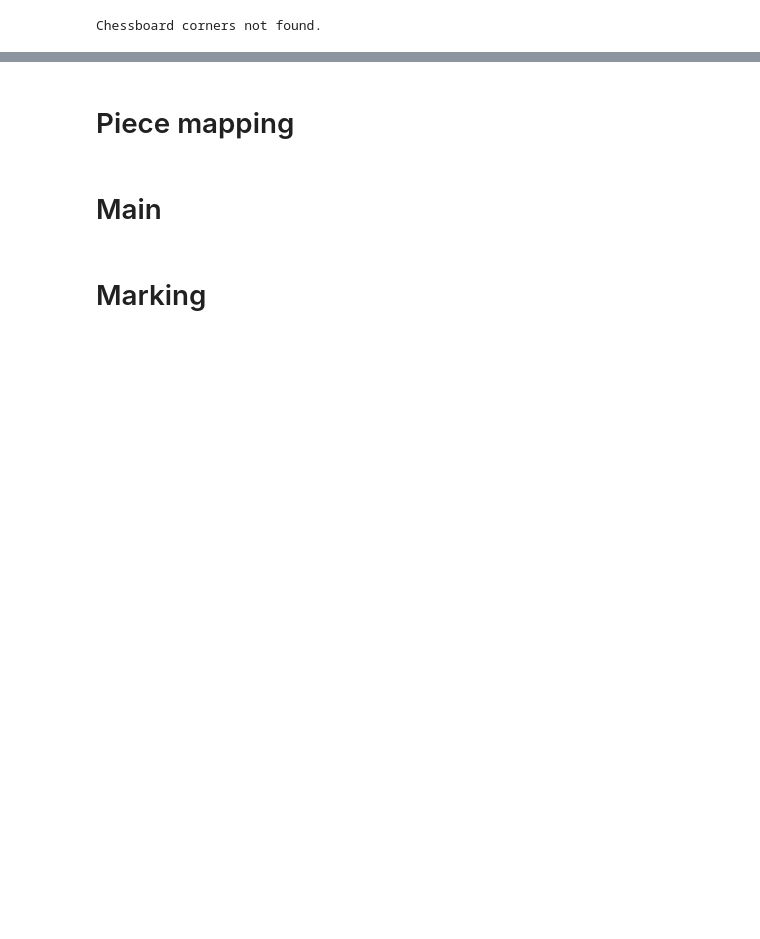
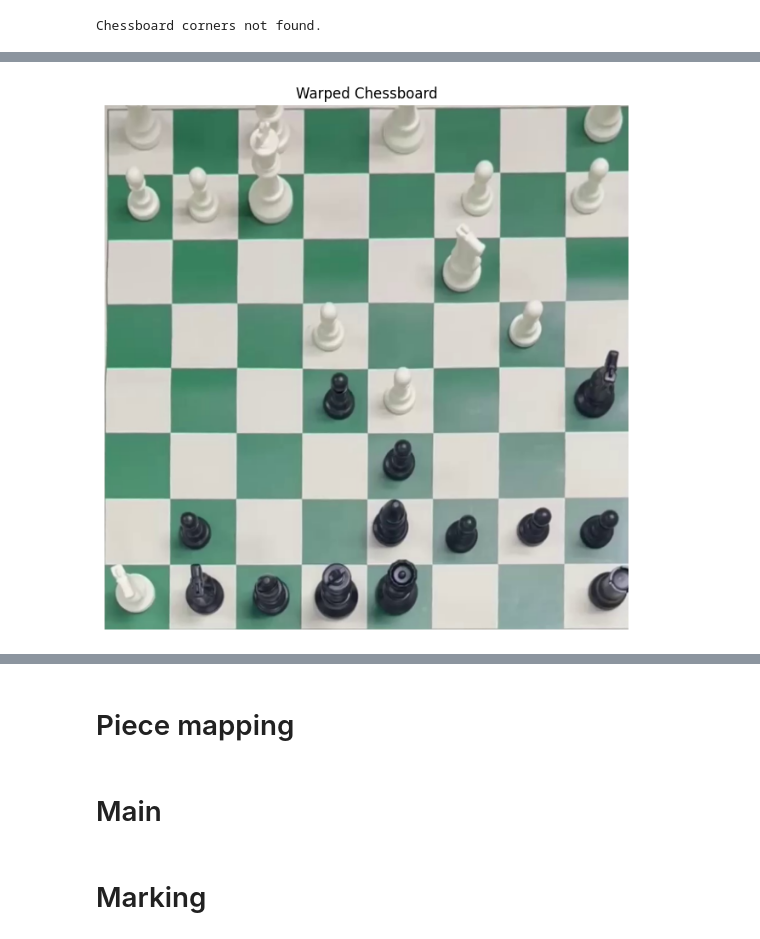
Before and after one commit to FadeZx/DT-467_ChessMoveTracking, a Jupyter notebook: 2_2024_DT_467_ChessMove.ipynb, the cells around one changed output, grey strips where cells are left out. Saved outputs shown, nothing was run; the diff lists cells and outputs as text; code cells hidden in the pictures; blank space fills up the shorter version.

```diff
--- a/2_2024_DT_467_ChessMove.ipynb
+++ b/2_2024_DT_467_ChessMove.ipynb
@@ -79,0 +320,14 @@ Chessboard corners not found.
+# %%
+# Warp the chessboard
+def warp_chessboard(img, corners, output_size=640):
+    src_pts = corners
+    dst_pts = np.array([
+        [0, 0],
+        [output_size, 0],
+        [output_size, output_size],
+        [0, output_size]
+    ], dtype=np.float32)
+
+    M = cv2.getPerspectiveTransform(src_pts, dst_pts)
+    warped = cv2.warpPerspective(img, M, (output_size, output_size))
+    return warped
@@ -79,0 +419,11 @@ Chessboard corners not found.
+# %%
+warped_board = warp_chessboard(img_corrected, ordered_corners)
+
+# Show warped board
+plt.figure(figsize=(8, 8))
+plt.imshow(cv2.cvtColor(warped_board, cv2.COLOR_BGR2RGB))
+plt.title('Warped Chessboard')
+plt.axis('off')
+plt.show()
+# %% [output]
+[figure, added]
```
Also changed, not shown: parts of 25 cells of this notebook.
